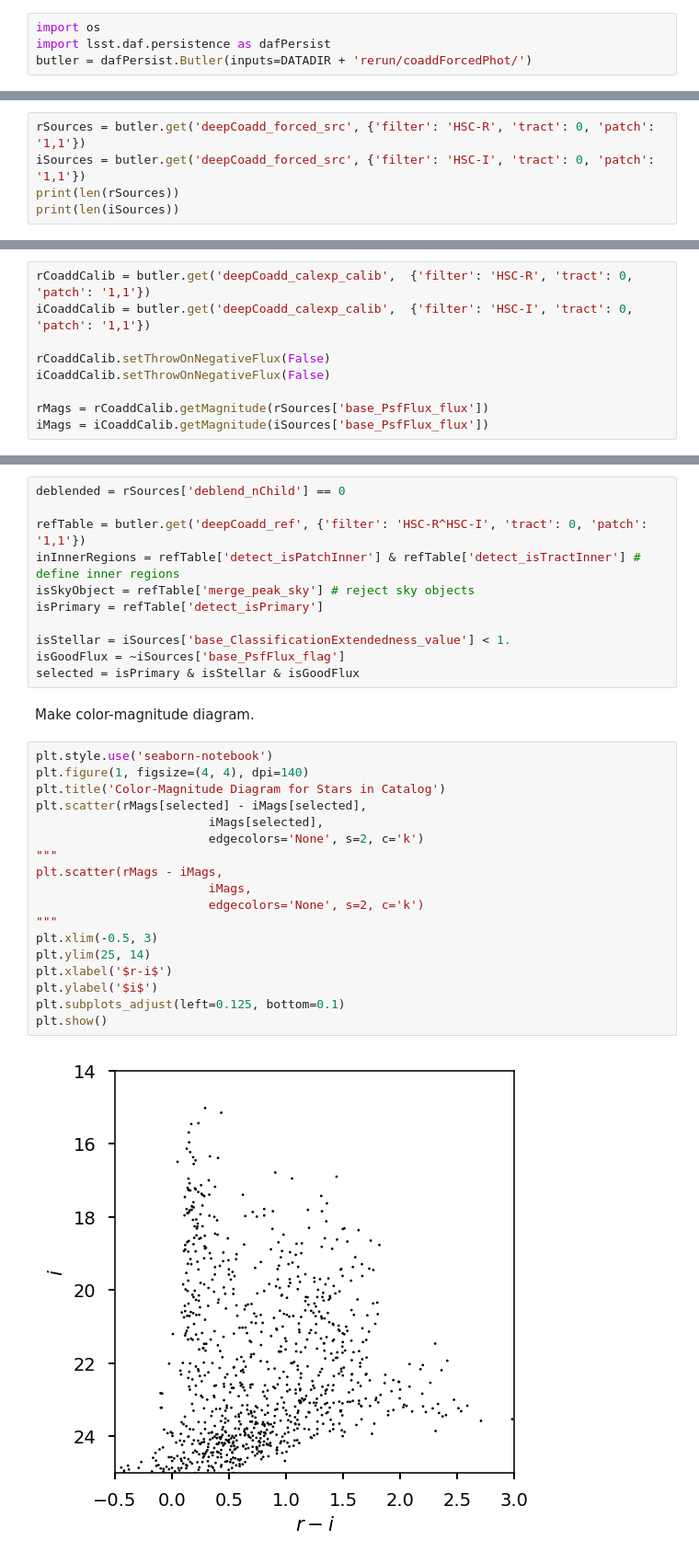
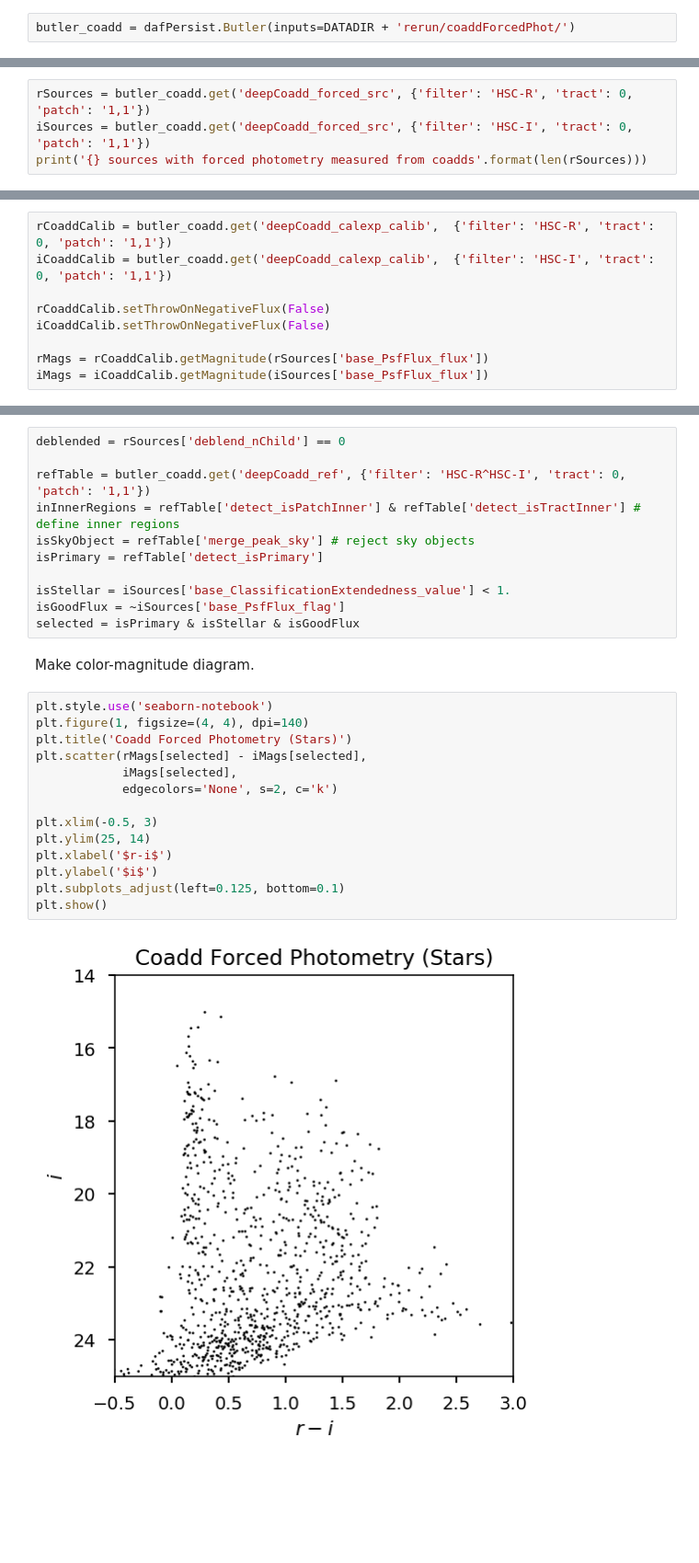
Before and after one commit to LSSTScienceCollaborations/StackClub, a Jupyter notebook: ImageProcessing/Re-RunHSC.ipynb, the cells around one changed output, grey strips where cells are left out. Shown at 92% size. Drawn from its saved outputs; the diff is of its cells as text; blank space fills up the shorter version.

```diff
--- a/ImageProcessing/Re-RunHSC.ipynb
+++ b/ImageProcessing/Re-RunHSC.ipynb
@@ -190,4 +203,2 @@ https://pipelines.lsst.io/getting-started/multiband-analysis.html
 # %%
-import os
-import lsst.daf.persistence as dafPersist
-butler = dafPersist.Butler(inputs=DATADIR + 'rerun/coaddForcedPhot/')
+butler_coadd = dafPersist.Butler(inputs=DATADIR + 'rerun/coaddForcedPhot/')
@@ -196,6 +207,5 @@ Access the sources identified from the coadd images
 # %%
-rSources = butler.get('deepCoadd_forced_src', {'filter': 'HSC-R', 'tract': 0, 'patch': '1,1'})
-iSources = butler.get('deepCoadd_forced_src', {'filter': 'HSC-I', 'tract': 0, 'patch': '1,1'})
-print(len(rSources))
-print(len(iSources))
+rSources = butler_coadd.get('deepCoadd_forced_src', {'filter': 'HSC-R', 'tract': 0, 'patch': '1,1'})
+iSources = butler_coadd.get('deepCoadd_forced_src', {'filter': 'HSC-I', 'tract': 0, 'patch': '1,1'})
+print('{} sources with forced photometry measured from coadds'.format(len(rSources)))
 # %% [output]
@@ -206,6 +215,6 @@ Throw out negative fluxes, and convert fluxes to magnitudes.
 # %%
-rCoaddCalib = butler.get('deepCoadd_calexp_calib',  {'filter': 'HSC-R', 'tract': 0, 'patch': '1,1'})
-iCoaddCalib = butler.get('deepCoadd_calexp_calib',  {'filter': 'HSC-I', 'tract': 0, 'patch': '1,1'})
+rCoaddCalib = butler_coadd.get('deepCoadd_calexp_calib',  {'filter': 'HSC-R', 'tract': 0, 'patch': '1,1'})
+iCoaddCalib = butler_coadd.get('deepCoadd_calexp_calib',  {'filter': 'HSC-I', 'tract': 0, 'patch': '1,1'})
 
 rCoaddCalib.setThrowOnNegativeFlux(False)
 iCoaddCalib.setThrowOnNegativeFlux(False)
@@ -217,7 +226,7 @@ Select stars from catalog
 # %%
 deblended = rSources['deblend_nChild'] == 0
 
-refTable = butler.get('deepCoadd_ref', {'filter': 'HSC-R^HSC-I', 'tract': 0, 'patch': '1,1'})
+refTable = butler_coadd.get('deepCoadd_ref', {'filter': 'HSC-R^HSC-I', 'tract': 0, 'patch': '1,1'})
 inInnerRegions = refTable['detect_isPatchInner'] & refTable['detect_isTractInner'] # define inner regions
 isSkyObject = refTable['merge_peak_sky'] # reject sky objects
 isPrimary = refTable['detect_isPrimary']
@@ -230,20 +239,16 @@ Make color-magnitude diagram.
 # %%
 plt.style.use('seaborn-notebook')
 plt.figure(1, figsize=(4, 4), dpi=140)
-plt.title('Color-Magnitude Diagram for Stars in Catalog')
+plt.title('Coadd Forced Photometry (Stars)')
 plt.scatter(rMags[selected] - iMags[selected],
-                        iMags[selected],
-                        edgecolors='None', s=2, c='k')
-"""
-plt.scatter(rMags - iMags,
-                        iMags,
-                        edgecolors='None', s=2, c='k')
-"""
+            iMags[selected],
+            edgecolors='None', s=2, c='k')
+
 plt.xlim(-0.5, 3)
 plt.ylim(25, 14)
 plt.xlabel('$r-i$')
 plt.ylabel('$i$')
 plt.subplots_adjust(left=0.125, bottom=0.1)
 plt.show()
 # %% [output]
-[figure, old version]
+[figure, new version]
```
Also changed, not shown: parts of 32 cells of this notebook, 1 other file.
